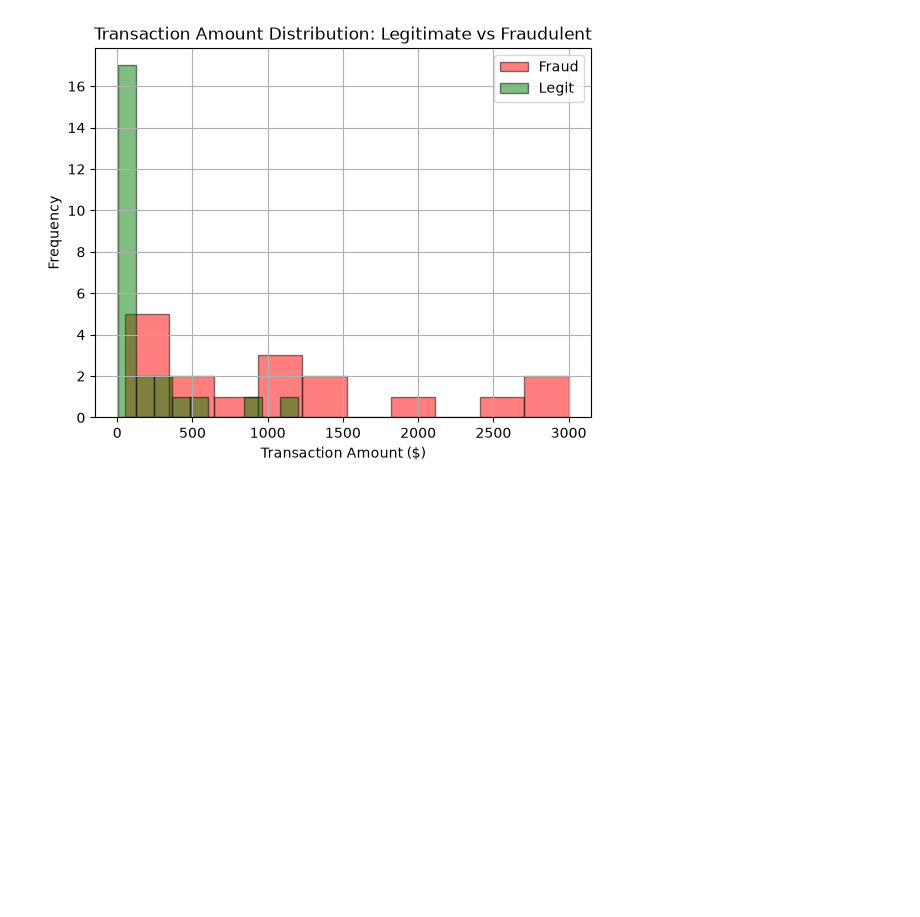
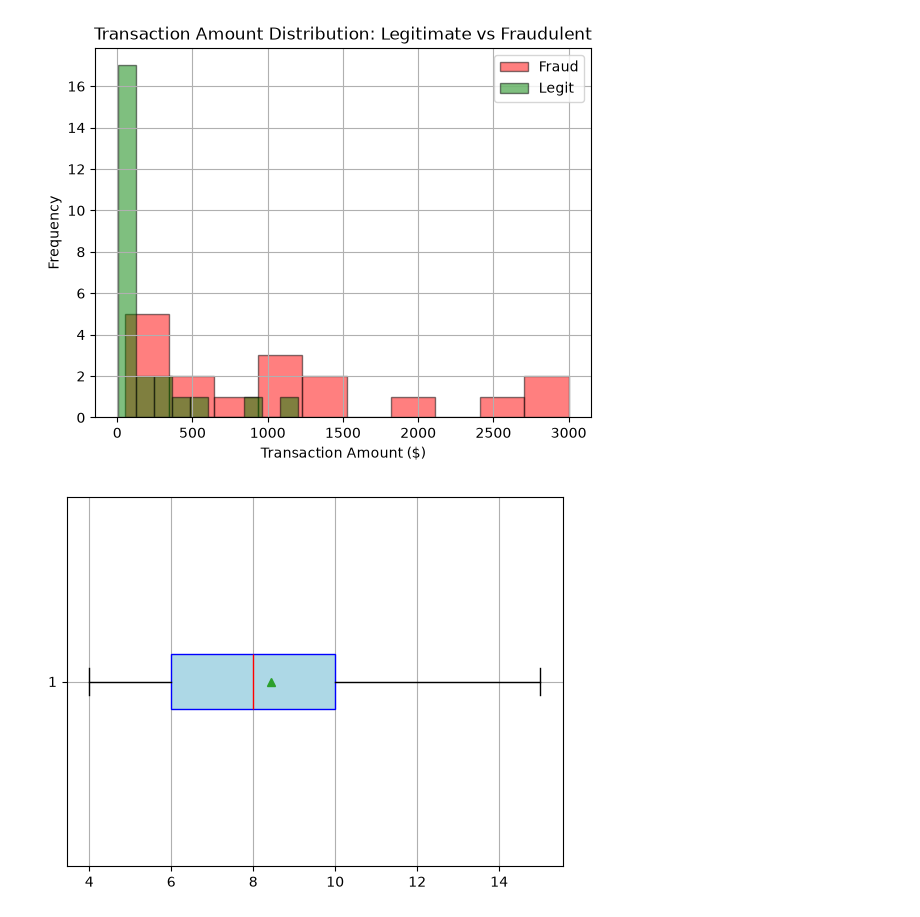
Before and after one commit to md-zeon/Data-Visualization, a Jupyter notebook: matplotlib.ipynb, the cells around one changed output. Cells and saved outputs as stored; diff of their text form; code cells hidden in the pictures; blank space fills up the shorter version.

Commit message:
Added box plot

```diff
--- a/matplotlib.ipynb
+++ b/matplotlib.ipynb
@@ -242,3 +242,13 @@ plt.legend()
 plt.grid(True)
 # %% [output]
 [figure]
+# %%
+# Box plot
+
+data = [7, 8, 5, 6, 9, 4, 10, 12, 15]
+
+plt.boxplot(data, vert=False, showmeans=True, patch_artist=True, boxprops=dict(facecolor='lightblue', color='blue'), medianprops=dict(color='red'), whis=2.0)
+plt.grid(True)
+plt.show()
+# %% [output]
+[figure, added]
```
Also changed, not shown: parts of 1 cell of this notebook.
